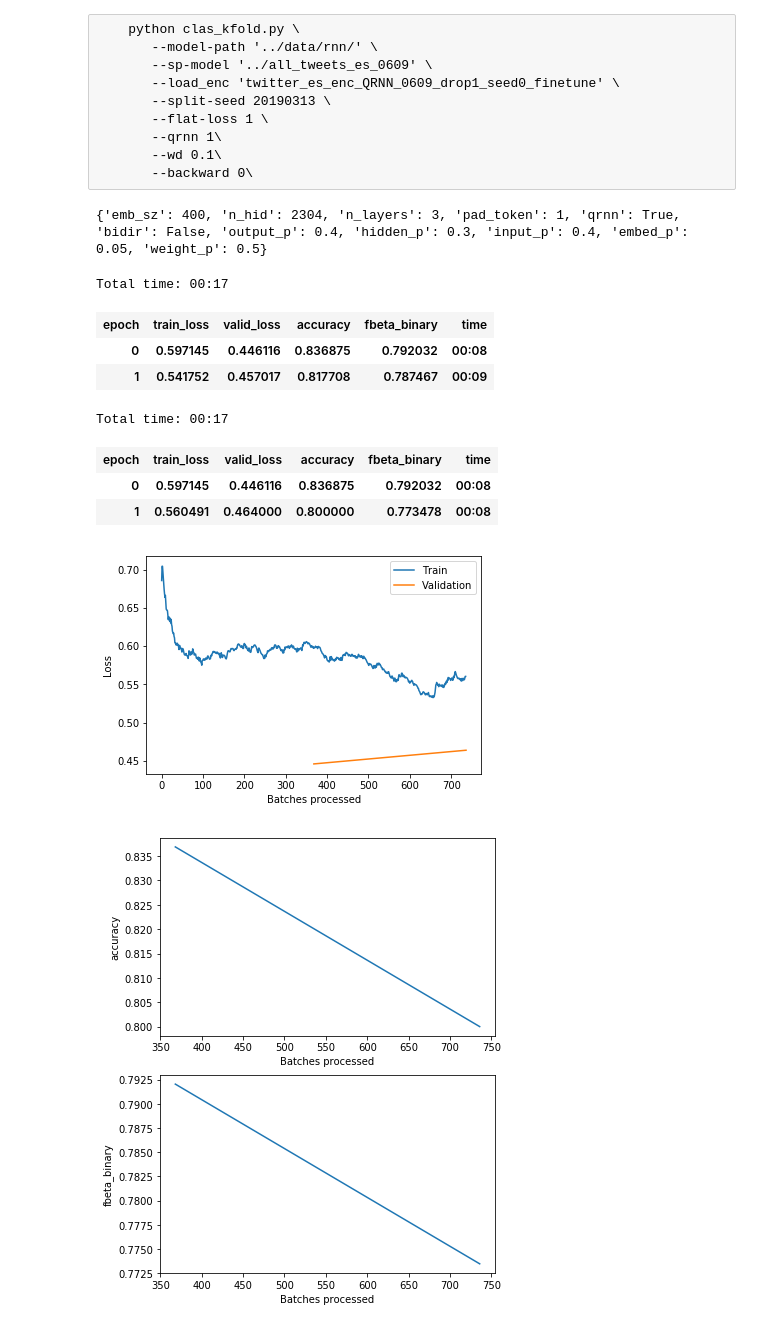
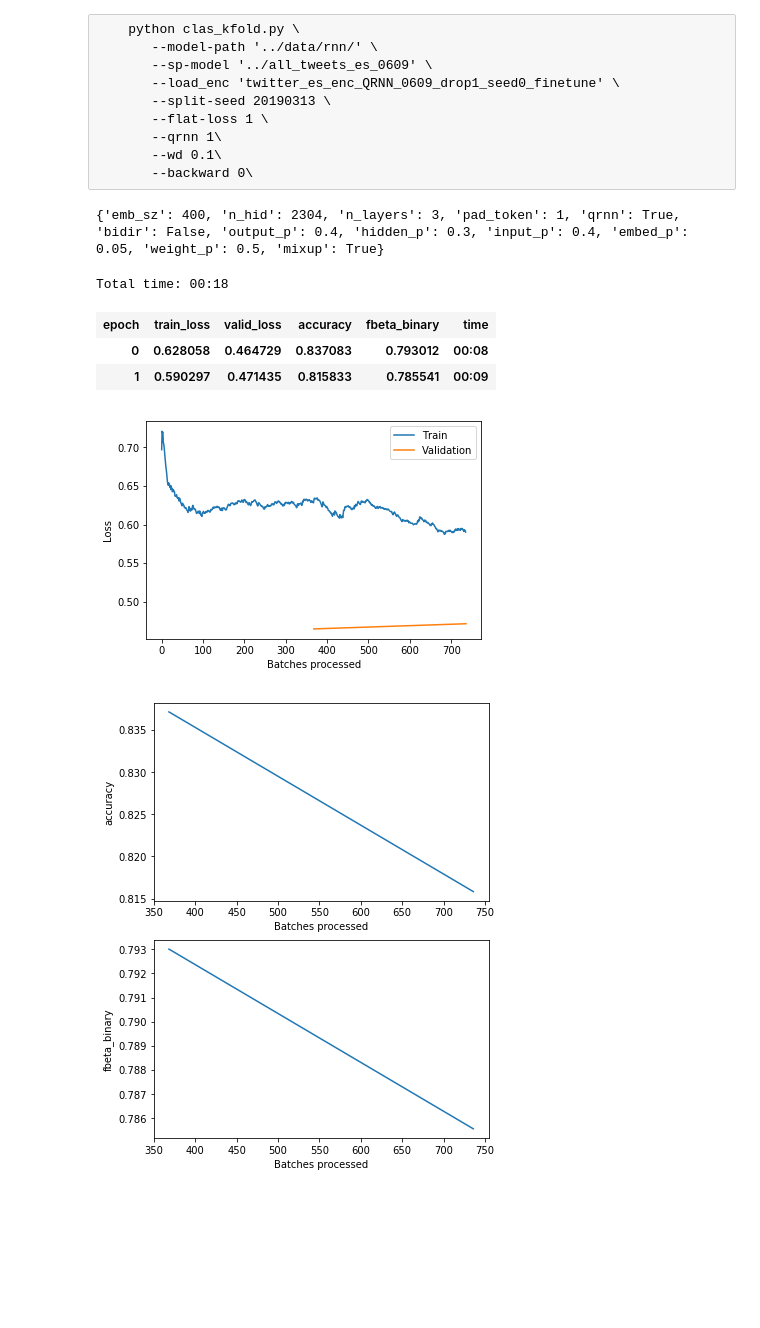
Before and after one commit to bfarzin/haha_2019, a Jupyter notebook: NLP Mixup After Embeddings.ipynb, the cells around one changed output. Cells and saved outputs as stored; diff of their text form; code cells hidden in the pictures; blank space fills up the shorter version.

Commit message:
With working mixup for NLP

```diff
--- a/NLP Mixup After Embeddings.ipynb
+++ b/NLP Mixup After Embeddings.ipynb
@@ -94,19 +94,15 @@ class NLP_MixUpCallback(LearnerCallback):
         if not train: return
         lambd = np.random.beta(self.alpha, self.alpha, last_target.size(0))
         lambd = np.concatenate([lambd[:,None], 1-lambd[:,None]], 1).max(1)
-        lambd = last_input.new(lambd)
+        lambd = last_input.float().new(lambd)
         shuffle = torch.randperm(last_target.size(0)).to(last_input.device)
-#         x1, y1 = last_input[shuffle], last_target[shuffle]
+        y1 = last_target[shuffle]
         if self.stack_x: pass
         else:
-            ## add dim to new_input with both batches + lambda value
-            ## pass both through embedding + emb_dp layers then combine with lambda ratio ?
-            #combine across batch with lambda prob for each value.
             new_input = {0:last_input, 1:shuffle, 2:lambd}
-#             new_input = (last_input * lambd.view(lambd.size(0),1,1,1) + x1 * (1-lambd).view(lambd.size(0),1,1,1))
         if self.stack_y:
-#             new_target = torch.cat([last_target[:,None].float(), y1[:,None].float(), lambd[:,None].float()], 1)
-            new_target = last_target
+            new_target = torch.cat([last_target[:,None].float(), y1[:,None].float(), lambd[:,None].float()], 1)
+#             new_target = last_target ## for reference with no shuffle!
         return {'last_input': new_input, 'last_target': new_target}
 
     def on_train_end(self, **kwargs):
@@ -177,7 +173,6 @@ class AWD_LSTM_mixup(nn.Module):
         self.hidden_dps = nn.ModuleList([RNNDropout(hidden_p) for l in range(n_layers)])
 
     def forward(self, input, shuffle, lambd, from_embeddings:bool=False)->Tuple[Tensor,Tensor]:
-#         input, x1, lambd = mix_input[0], mix_input[1], mix_input[2] #unpack mixup input to get splits, shuffle
         if from_embeddings: bs,sl,es = input.size()
         else: bs,sl = input.size()
         if bs!=self.bs:
@@ -185,10 +180,10 @@ class AWD_LSTM_mixup(nn.Module):
             self.reset()
         post_emb = input if from_embeddings else self.encoder_dp(input)
         ## add mixup here for this batch.
-        if self.mixup: #and training?
-            post_emb = input if from_embeddings else self.encoder_dp(input[shuffle])
-            set_trace()
+        if self.mixup and self.training:
 #             new_input = (last_input * lambd.view(lambd.size(0),1,1,1) + x1 * (1-lambd).view(lambd.size(0),1,1,1))
+            x1_post_emb = input if from_embeddings else self.encoder_dp(input[shuffle])
+            post_emb = post_emb*lambd.view(lambd.size(0),1,1) + x1_post_emb*(1.-lambd).view(lambd.size(0),1,1)
         raw_output = self.input_dp(post_emb)
         new_hidden,raw_outputs,outputs = [],[],[]
         for l, (rnn,hid_dp) in enumerate(zip(self.rnns, self.hidden_dps)):
@@ -233,7 +228,7 @@ class m_MultiBatchEncoder(nn.Module):
     def forward(self, mix_input:Dict)->Tuple[Tensor,Tensor]:
         if isinstance(mix_input,dict):
             input, shuffle, lambd = mix_input[0], mix_input[1], mix_input[2] #unpack mixup input to get splits, shuffle
-        else: input,shuffle,lambd=mix_input,None,None
+        else: input,shuffle,lambd = mix_input,None,None
         bs,sl = input.size()
         self.reset()
         raw_outputs,outputs,masks = [],[],[]
@@ -308,6 +303,7 @@ for n_fold, (train_idx,valid_idx) in enumerate(kfolder.split(all_texts_df)):
     config = awd_lstm_clas_config.copy()
     config['qrnn'] = qrnn
     config['n_hid'] = n_hid
+    config['mixup'] = True
     print(config)
     learn = text_classifier_learner(data, AWD_LSTM_mixup, drop_mult=0.7,pretrained=False,config=config)
     learn.metrics += [Fbeta_binary(beta2=1,clas=1)]
@@ -315,13 +311,13 @@ for n_fold, (train_idx,valid_idx) in enumerate(kfolder.split(all_texts_df)):
     if flat_loss: learn.loss_func = FlattenedLoss(LabelSmoothingCrossEntropy)
     break
 # %% [output]
-{'emb_sz': 400, 'n_hid': 2304, 'n_layers': 3, 'pad_token': 1, 'qrnn': True, 'bidir': False, 'output_p': 0.4, 'hidden_p': 0.3, 'input_p': 0.4, 'embed_p': 0.05, 'weight_p': 0.5}
+{'emb_sz': 400, 'n_hid': 2304, 'n_layers': 3, 'pad_token': 1, 'qrnn': True, 'bidir': False, 'output_p': 0.4, 'hidden_p': 0.3, 'input_p': 0.4, 'embed_p': 0.05, 'weight_p': 0.5, 'mixup': True}
 # %%
 learn.callback_fns.append(partial(NLP_MixUpCallback,alpha=0.4,stack_x=False,stack_y=True))
 # %%
 learn.fit_one_cycle(2, 1e-2, wd=wd )
 # %% [output]
-Total time: 00:17
+Total time: 00:18
 | epoch | train_loss | valid_loss | accuracy | fbeta_binary | time |
-| 0 | 0.597145 | 0.446116 | 0.836875 | 0.792032 | 00:08 |
-| 1 | 0.541752 | 0.457017 | 0.817708 | 0.787467 | 00:09 |
+| 0 | 0.628058 | 0.464729 | 0.837083 | 0.793012 | 00:08 |
+| 1 | 0.590297 | 0.471435 | 0.815833 | 0.785541 | 00:09 |
@@ -332,14 +324,9 @@ def mixup(learn:Learner, alpha:float=0.4, stack_x:bool=False, stack_y:bool=True)
 # %%
-learn.fit_one_cycle(2, 1e-2, wd=wd )
 learn.recorder.plot_losses()
 learn.recorder.plot_metrics()
 # %% [output]
-Total time: 00:17
-| epoch | train_loss | valid_loss | accuracy | fbeta_binary | time |
-| 0 | 0.597145 | 0.446116 | 0.836875 | 0.792032 | 00:08 |
-| 1 | 0.560491 | 0.464000 | 0.800000 | 0.773478 | 00:08 |
-[figure, old version]
+[figure, new version]
-[figure, old version]
+[figure, new version]
 # %%
 learn.unfreeze()
 learn.fit_one_cycle(15, slice(1e-3/(2.6**4),5e-3), moms=(0.7,0.4), wd=wd, pct_start=0.25, div_factor=8.,
```
Also changed, not shown: parts of 2 cells of this notebook.
